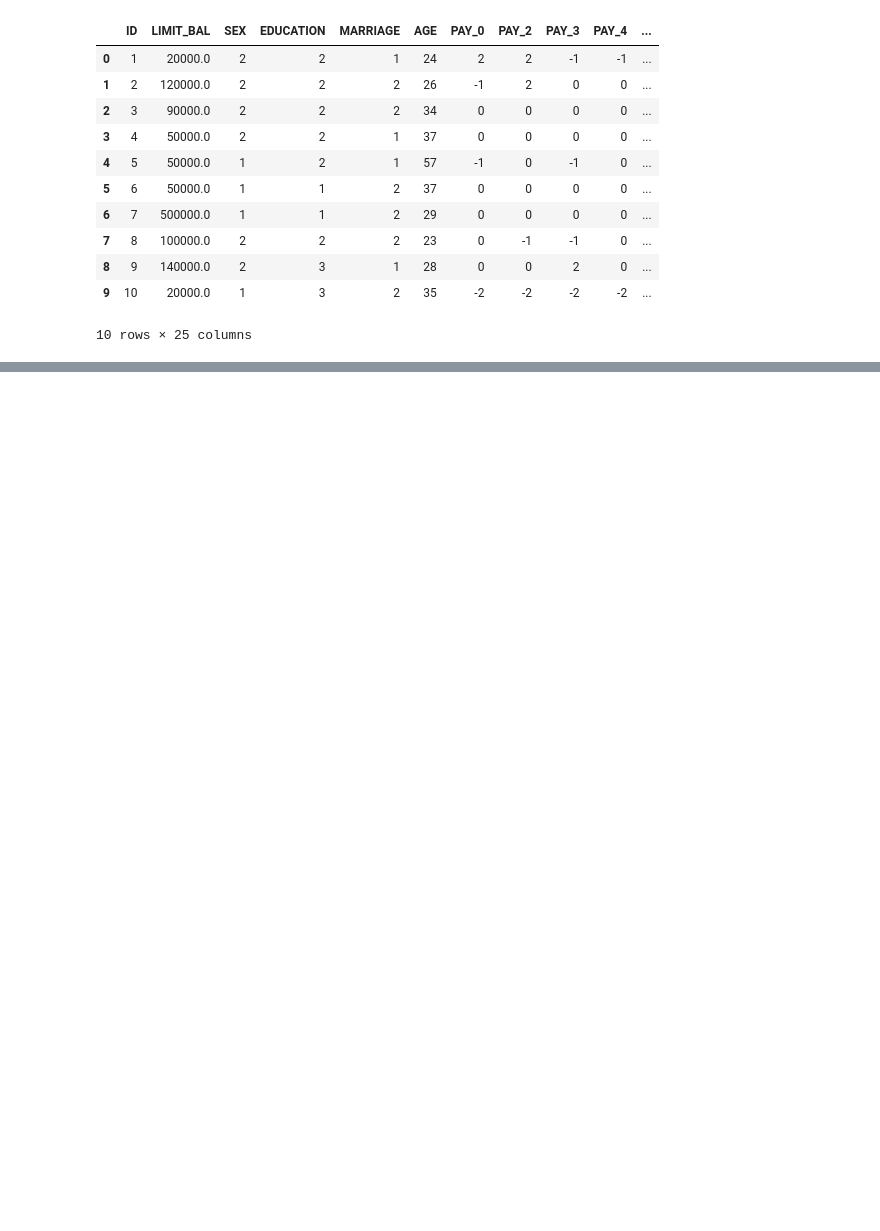
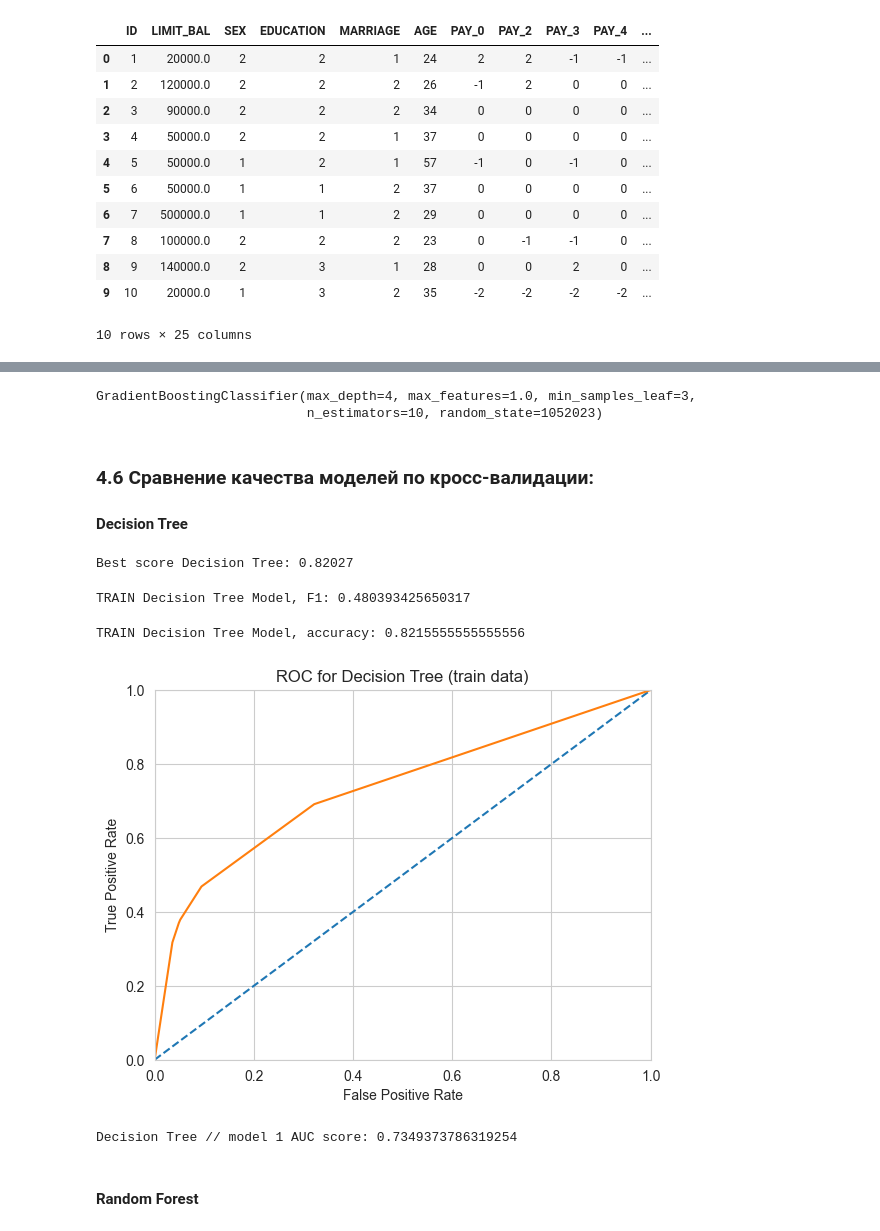
Before and after one commit to ybezginova2016/case_studies_da, a Jupyter notebook: 4. UCI_Credit_Card/main_4_UNI_Credit_Card.ipynb, the cells around one changed output, grey strips where cells are left out. Drawn from its saved outputs; the diff is of its cells as text; code cells hidden in the pictures; blank space fills up the shorter version.

```diff
--- a/4. UCI_Credit_Card/main_4_UNI_Credit_Card.ipynb
+++ b/4. UCI_Credit_Card/main_4_UNI_Credit_Card.ipynb
@@ -58,0 +369,2 @@ d.head(10)
+# %%
+RANDOM_STATE = 1052023
@@ -58,0 +416,5 @@ d.head(10)
+# %%
+X_train_scaled = X_train_
+X_test_scaled = X_test_
+
+print(X_test_scaled[:5])
@@ -58,0 +444,13 @@ d.head(10)
+# %%
+%%time
+# Initiating and building Decision Tree model
+parameters_dt = {
+    'max_depth': [2, 3, 4, 5],
+    'splitter': ['best', 'random'],
+    'criterion': ['gini', 'entropy', 'log_loss']
+}
+
+dt = DecisionTreeClassifier(random_state=RANDOM_STATE)
+grid_DT = GridSearchCV(dt, param_grid=parameters_dt)
+best_decision_tree_model = grid_DT.fit(X_train_scaled, y_train)
+print('Наилучшие параметры для Decision Tree: {}'.format(best_decision_tree_model.best_params_))
@@ -58,0 +508,58 @@ d.head(10)
+# %%
+print(best_gb_model.best_estimator_)
+# %% [output]
+GradientBoostingClassifier(max_depth=4, max_features=1.0, min_samples_leaf=3,
+                           n_estimators=10, random_state=1052023)
+# %% [markdown]
+### 4.6 Сравнение качества моделей по кросс-валидации:
+
+#### Decision Tree
+# %%
+best_score_dt = round(best_decision_tree_model.best_score_, 5)
+print('Best score Decision Tree: {}'.format(best_score_dt))
+# %% [output]
+Best score Decision Tree: 0.82027
+# %%
+train_predicted_dt = best_decision_tree_model.predict(X_train_scaled)
+print("TRAIN Decision Tree Model, F1:", f1_score(y_train, train_predicted_dt))
+# %% [output]
+TRAIN Decision Tree Model, F1: 0.480393425650317
+# %%
+train_predicted_dt = best_decision_tree_model.predict(X_train_scaled)
+print("TRAIN Decision Tree Model, accuracy:", accuracy_score(y_train, train_predicted_dt))
+# %% [output]
+TRAIN Decision Tree Model, accuracy: 0.8215555555555556
+# %%
+probabilities_train_dt = best_decision_tree_model.predict_proba(X_train_scaled)
+probabilities_one_train_dt = probabilities_train_dt[:, 1]
+
+fpr, tpr, thresholds = roc_curve(y_train, probabilities_one_train_dt)
+
+plt.figure()
+
+# ROC-кривая случайной модели (выглядит как прямая)
+plt.plot([0, 1], [0, 1], linestyle='--')
+plt.plot(fpr, tpr)
+
+# < применим функции plt.xlim() и plt.ylim(), чтобы
+#   установим границы осей от 0 до 1 >
+plt.xlim([0.0, 1.0])
+plt.ylim([0.0, 1.0])
+
+# < применим функции plt.xlabel() и plt.ylabel(), чтобы
+#   подпишем оси "False Positive Rate" и "True Positive Rate" >
+plt.xlabel('False Positive Rate')
+plt.ylabel('True Positive Rate')
+
+# добавим к графику заголовок "ROC-кривая" функцией plt.title() >
+plt.title('ROC for Decision Tree (train data)')
+plt.show();
+# %% [output]
+[figure, added]
+# %%
+auc_roc_dt = roc_auc_score(y_train, probabilities_one_train_dt)
+print(f'Decision Tree // model 1 AUC score: {auc_roc_dt}')
+# %% [output]
+Decision Tree // model 1 AUC score: 0.7349373786319254
+# %% [markdown]
+#### Random Forest
```
Also changed, not shown: parts of 80 cells of this notebook.
